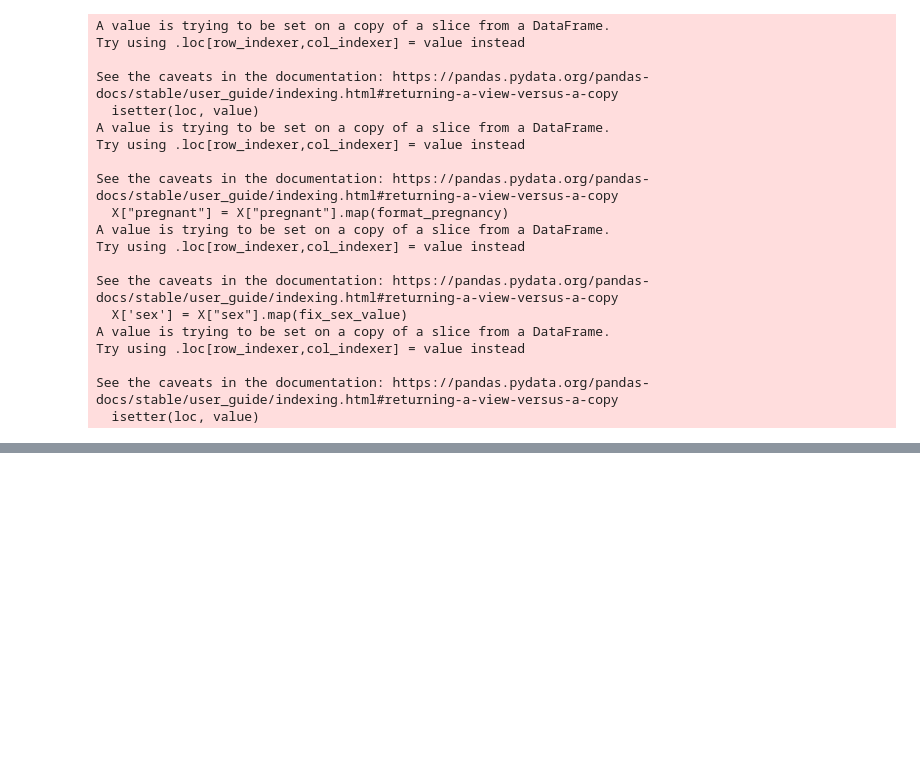
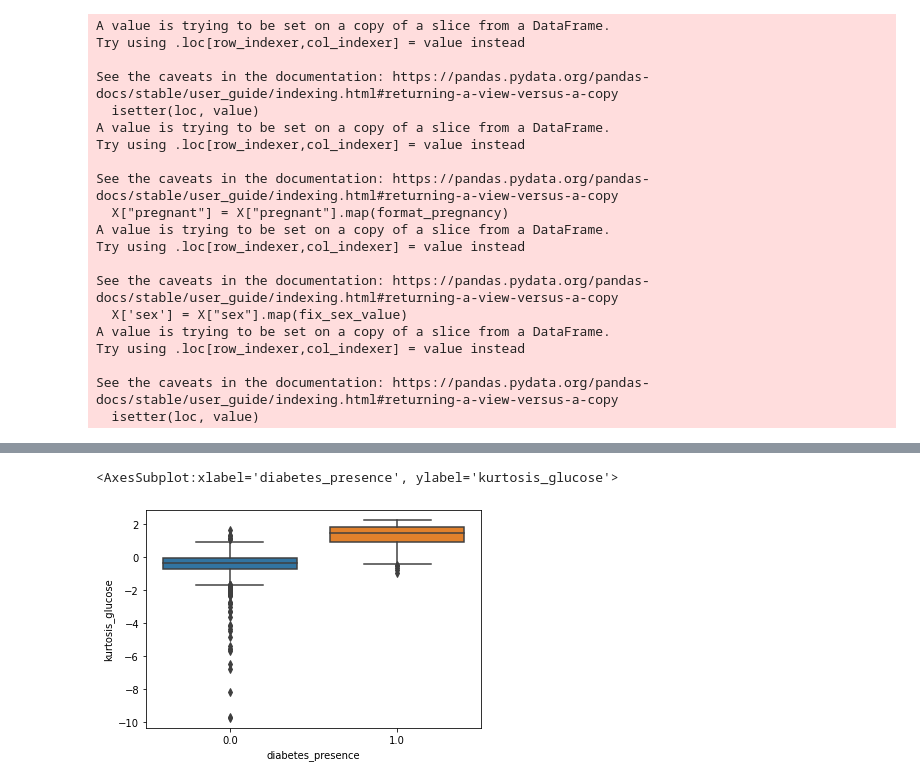
Before and after one commit to xsipka/FIIT_IAU_Projekt, a Jupyter notebook: phase_3.ipynb, the cells around one changed output, grey strips where cells are left out. Saved outputs shown, nothing was run; the diff lists cells and outputs as text; code cells hidden in the pictures; blank space fills up the shorter version.

```diff
--- a/phase_3.ipynb
+++ b/phase_3.ipynb
@@ -105,0 +175,5 @@ See the caveats in the documentation: https://pandas.pydata.org/pandas-docs/stab
+# %%
+sns.boxplot(y = "kurtosis_glucose", x = "diabetes_presence", data= train_data)
+# %% [output]
+<AxesSubplot:xlabel='diabetes_presence', ylabel='kurtosis_glucose'>
+[figure, added]
```
Also changed, not shown: parts of 11 cells of this notebook, 2 other files.
